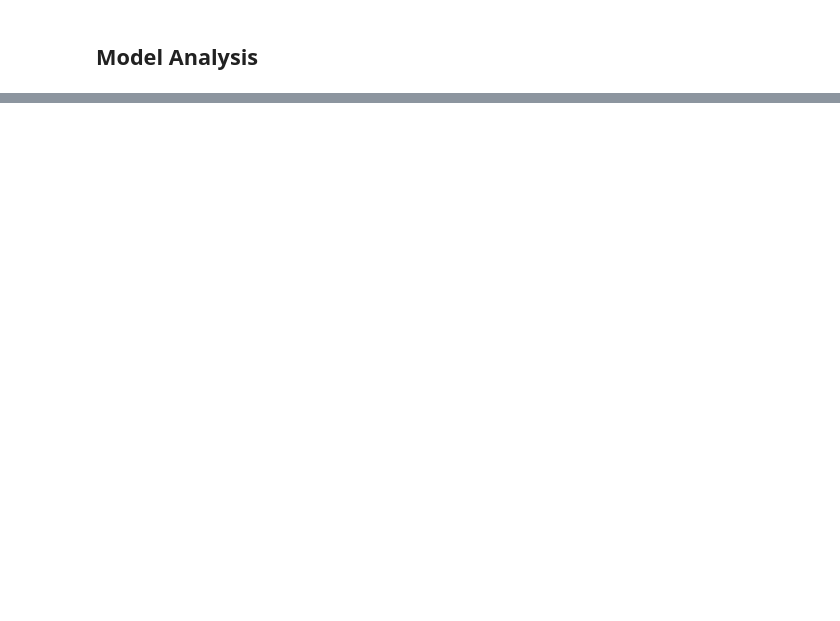
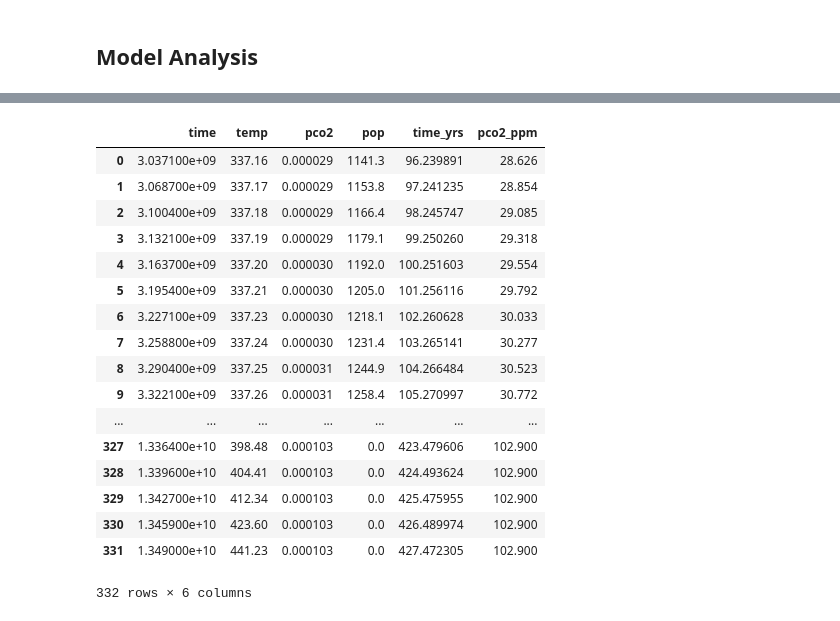
Before and after one commit to ethansav3/coupled_ebm, a Jupyter notebook: model/ebmFinal.ipynb, the cells around one changed output, grey strips where cells are left out. Drawn from its saved outputs; the diff is of its cells as text; code cells hidden in the pictures; blank space fills up the shorter version.

```diff
--- a/model/ebmFinal.ipynb
+++ b/model/ebmFinal.ipynb
@@ -78,0 +78,21 @@ if equilibrium: plotModelOutput(dfModel,inputs,eqTime,eqTemp,popStats)#plot the
+# %%
+dfModel
+# %% [output]
+|  | time | temp | pco2 | pop | time_yrs | pco2_ppm |
+| 0 | 3.037100e+09 | 337.16 | 0.000029 | 1141.3 | 96.239891 | 28.626 |
+| 1 | 3.068700e+09 | 337.17 | 0.000029 | 1153.8 | 97.241235 | 28.854 |
+| 2 | 3.100400e+09 | 337.18 | 0.000029 | 1166.4 | 98.245747 | 29.085 |
+| 3 | 3.132100e+09 | 337.19 | 0.000029 | 1179.1 | 99.250260 | 29.318 |
+| 4 | 3.163700e+09 | 337.20 | 0.000030 | 1192.0 | 100.251603 | 29.554 |
+| 5 | 3.195400e+09 | 337.21 | 0.000030 | 1205.0 | 101.256116 | 29.792 |
+| 6 | 3.227100e+09 | 337.23 | 0.000030 | 1218.1 | 102.260628 | 30.033 |
+| 7 | 3.258800e+09 | 337.24 | 0.000030 | 1231.4 | 103.265141 | 30.277 |
+| 8 | 3.290400e+09 | 337.25 | 0.000031 | 1244.9 | 104.266484 | 30.523 |
+| 9 | 3.322100e+09 | 337.26 | 0.000031 | 1258.4 | 105.270997 | 30.772 |
+| ... | ... | ... | ... | ... | ... | ... |
+| 327 | 1.336400e+10 | 398.48 | 0.000103 | 0.0 | 423.479606 | 102.900 |
+| 328 | 1.339600e+10 | 404.41 | 0.000103 | 0.0 | 424.493624 | 102.900 |
+| 329 | 1.342700e+10 | 412.34 | 0.000103 | 0.0 | 425.475955 | 102.900 |
+| 330 | 1.345900e+10 | 423.60 | 0.000103 | 0.0 | 426.489974 | 102.900 |
+| 331 | 1.349000e+10 | 441.23 | 0.000103 | 0.0 | 427.472305 | 102.900 |
+332 rows × 6 columns
```
Also changed, not shown: parts of 2 cells of this notebook, 1 other file.
